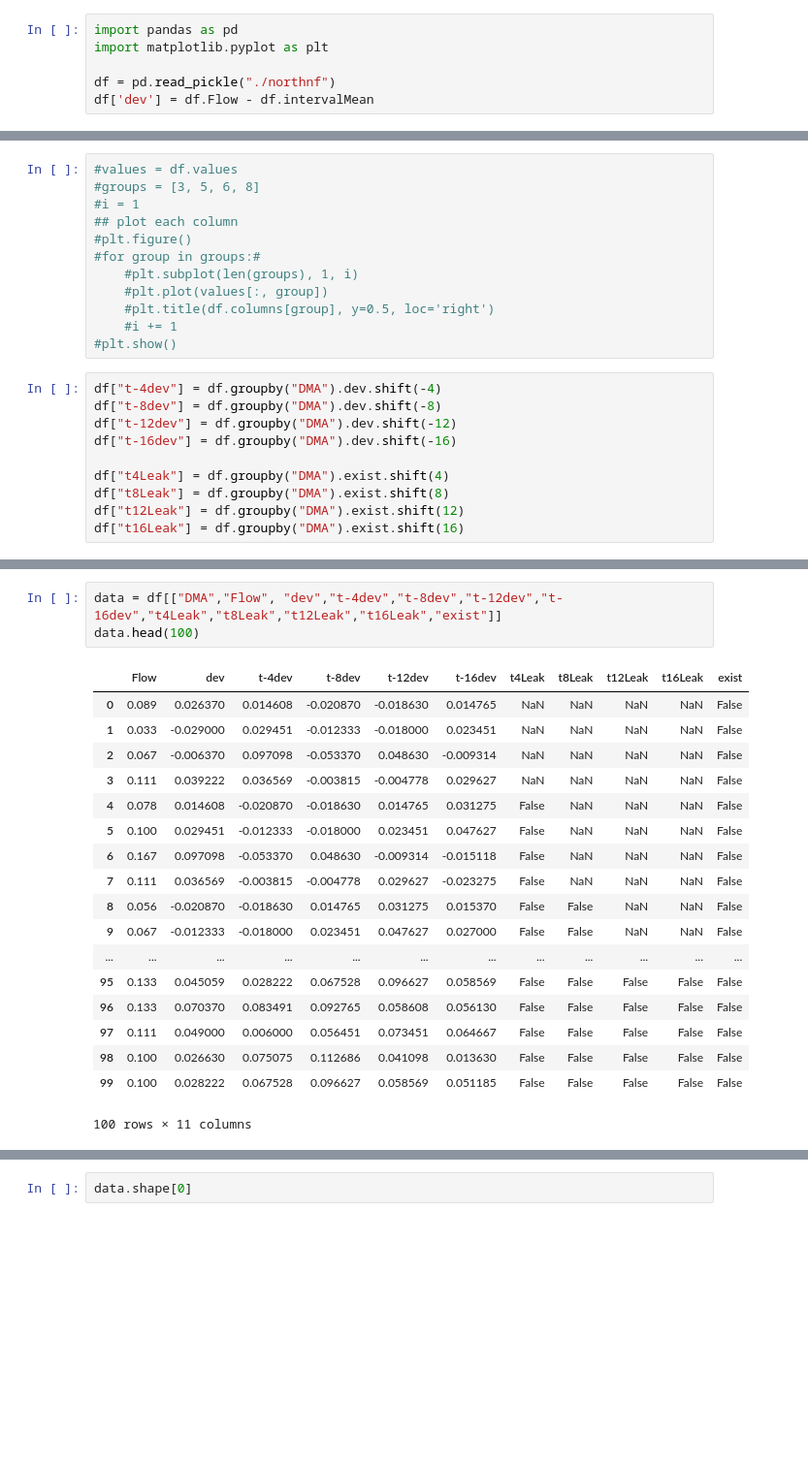
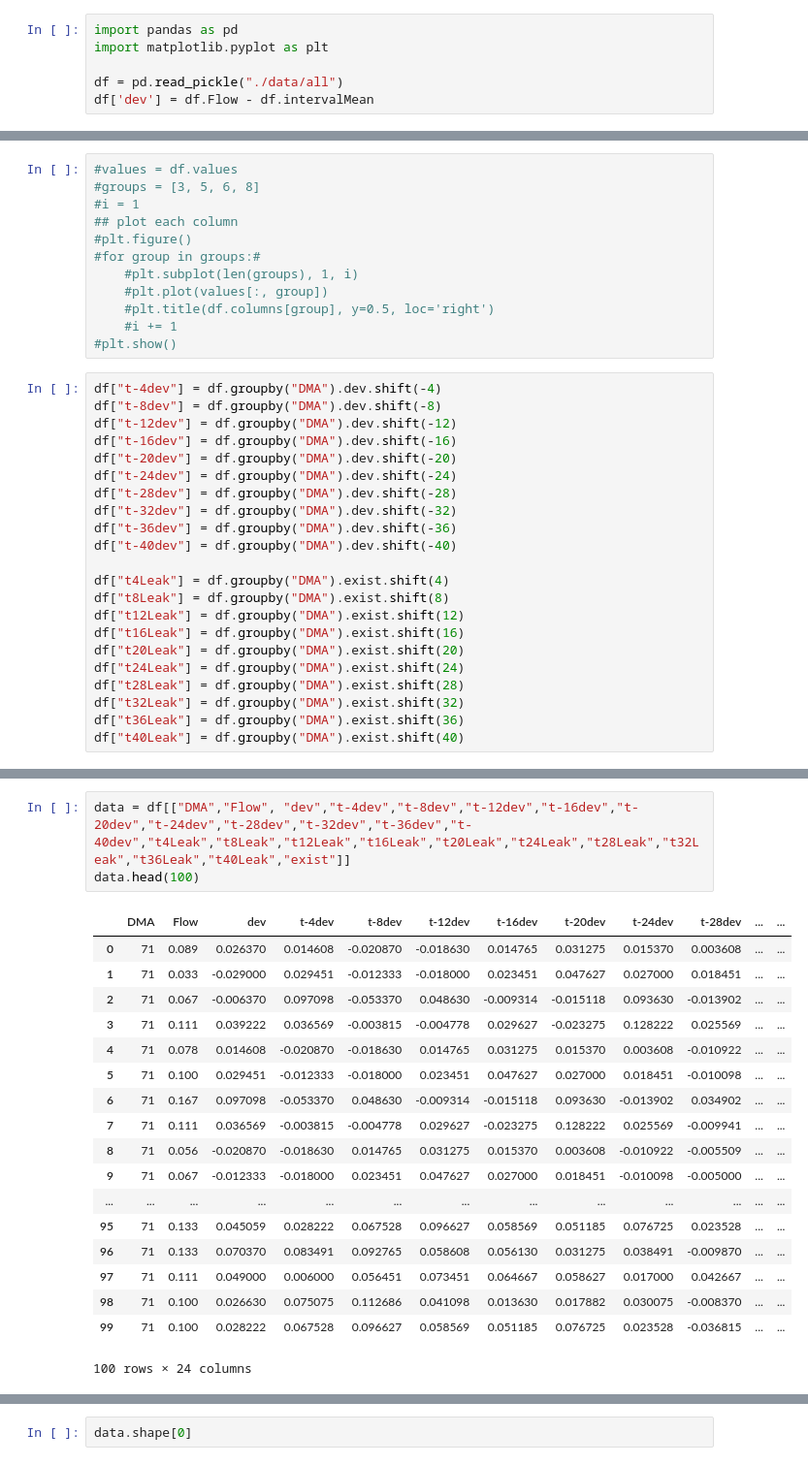
Before and after one commit to dicksonl/yorkshirewaterdatadive, a Jupyter notebook: Model.ipynb, the cells around one changed output, grey strips where cells are left out. Shown at 97% size. Cells and saved outputs as stored; diff of their text form; blank space fills up the shorter version.

```diff
--- a/Model.ipynb
+++ b/Model.ipynb
@@ -2,5 +2,5 @@
 import pandas as pd
 import matplotlib.pyplot as plt
 
-df = pd.read_pickle("./northnf")
+df = pd.read_pickle("./data/all")
 df['dev'] = df.Flow - df.intervalMean
@@ -30,11 +32,23 @@ df["t-4dev"] = df.groupby("DMA").dev.shift(-4)
 df["t-8dev"] = df.groupby("DMA").dev.shift(-8)
 df["t-12dev"] = df.groupby("DMA").dev.shift(-12)
 df["t-16dev"] = df.groupby("DMA").dev.shift(-16)
+df["t-20dev"] = df.groupby("DMA").dev.shift(-20)
+df["t-24dev"] = df.groupby("DMA").dev.shift(-24)
+df["t-28dev"] = df.groupby("DMA").dev.shift(-28)
+df["t-32dev"] = df.groupby("DMA").dev.shift(-32)
+df["t-36dev"] = df.groupby("DMA").dev.shift(-36)
+df["t-40dev"] = df.groupby("DMA").dev.shift(-40)
 
 df["t4Leak"] = df.groupby("DMA").exist.shift(4)
 df["t8Leak"] = df.groupby("DMA").exist.shift(8)
 df["t12Leak"] = df.groupby("DMA").exist.shift(12)
 df["t16Leak"] = df.groupby("DMA").exist.shift(16)
+df["t20Leak"] = df.groupby("DMA").exist.shift(20)
+df["t24Leak"] = df.groupby("DMA").exist.shift(24)
+df["t28Leak"] = df.groupby("DMA").exist.shift(28)
+df["t32Leak"] = df.groupby("DMA").exist.shift(32)
+df["t36Leak"] = df.groupby("DMA").exist.shift(36)
+df["t40Leak"] = df.groupby("DMA").exist.shift(40)
 # %%
 df.head()
 # %% [output]
@@ -47,25 +62,25 @@ df.head()
 # %%
-data = df[["DMA","Flow", "dev","t-4dev","t-8dev","t-12dev","t-16dev","t4Leak","t8Leak","t12Leak","t16Leak","exist"]]
+data = df[["DMA","Flow", "dev","t-4dev","t-8dev","t-12dev","t-16dev","t-20dev","t-24dev","t-28dev","t-32dev","t-36dev","t-40dev","t4Leak","t8Leak","t12Leak","t16Leak","t20Leak","t24Leak","t28Leak","t32Leak","t36Leak","t40Leak","exist"]]
 data.head(100)
 # %% [output]
-|  | Flow | dev | t-4dev | t-8dev | t-12dev | t-16dev | t4Leak | t8Leak | t12Leak | t16Leak | exist |
-| 0 | 0.089 | 0.026370 | 0.014608 | -0.020870 | -0.018630 | 0.014765 | NaN | NaN | NaN | NaN | False |
-| 1 | 0.033 | -0.029000 | 0.029451 | -0.012333 | -0.018000 | 0.023451 | NaN | NaN | NaN | NaN | False |
-| 2 | 0.067 | -0.006370 | 0.097098 | -0.053370 | 0.048630 | -0.009314 | NaN | NaN | NaN | NaN | False |
-| 3 | 0.111 | 0.039222 | 0.036569 | -0.003815 | -0.004778 | 0.029627 | NaN | NaN | NaN | NaN | False |
-| 4 | 0.078 | 0.014608 | -0.020870 | -0.018630 | 0.014765 | 0.031275 | False | NaN | NaN | NaN | False |
-| 5 | 0.100 | 0.029451 | -0.012333 | -0.018000 | 0.023451 | 0.047627 | False | NaN | NaN | NaN | False |
-| 6 | 0.167 | 0.097098 | -0.053370 | 0.048630 | -0.009314 | -0.015118 | False | NaN | NaN | NaN | False |
-| 7 | 0.111 | 0.036569 | -0.003815 | -0.004778 | 0.029627 | -0.023275 | False | NaN | NaN | NaN | False |
-| 8 | 0.056 | -0.020870 | -0.018630 | 0.014765 | 0.031275 | 0.015370 | False | False | NaN | NaN | False |
-| 9 | 0.067 | -0.012333 | -0.018000 | 0.023451 | 0.047627 | 0.027000 | False | False | NaN | NaN | False |
-| ... | ... | ... | ... | ... | ... | ... | ... | ... | ... | ... | ... |
-| 95 | 0.133 | 0.045059 | 0.028222 | 0.067528 | 0.096627 | 0.058569 | False | False | False | False | False |
-| 96 | 0.133 | 0.070370 | 0.083491 | 0.092765 | 0.058608 | 0.056130 | False | False | False | False | False |
-| 97 | 0.111 | 0.049000 | 0.006000 | 0.056451 | 0.073451 | 0.064667 | False | False | False | False | False |
-| 98 | 0.100 | 0.026630 | 0.075075 | 0.112686 | 0.041098 | 0.013630 | False | False | False | False | False |
-| 99 | 0.100 | 0.028222 | 0.067528 | 0.096627 | 0.058569 | 0.051185 | False | False | False | False | False |
+|  | DMA | Flow | dev | t-4dev | t-8dev | t-12dev | t-16dev | t-20dev | t-24dev | t-28dev | ... | ... |
+| 0 | 71 | 0.089 | 0.026370 | 0.014608 | -0.020870 | -0.018630 | 0.014765 | 0.031275 | 0.015370 | 0.003608 | ... | ... |
+| 1 | 71 | 0.033 | -0.029000 | 0.029451 | -0.012333 | -0.018000 | 0.023451 | 0.047627 | 0.027000 | 0.018451 | ... | ... |
+| 2 | 71 | 0.067 | -0.006370 | 0.097098 | -0.053370 | 0.048630 | -0.009314 | -0.015118 | 0.093630 | -0.013902 | ... | ... |
+| 3 | 71 | 0.111 | 0.039222 | 0.036569 | -0.003815 | -0.004778 | 0.029627 | -0.023275 | 0.128222 | 0.025569 | ... | ... |
+| 4 | 71 | 0.078 | 0.014608 | -0.020870 | -0.018630 | 0.014765 | 0.031275 | 0.015370 | 0.003608 | -0.010922 | ... | ... |
+| 5 | 71 | 0.100 | 0.029451 | -0.012333 | -0.018000 | 0.023451 | 0.047627 | 0.027000 | 0.018451 | -0.010098 | ... | ... |
+| 6 | 71 | 0.167 | 0.097098 | -0.053370 | 0.048630 | -0.009314 | -0.015118 | 0.093630 | -0.013902 | 0.034902 | ... | ... |
+| 7 | 71 | 0.111 | 0.036569 | -0.003815 | -0.004778 | 0.029627 | -0.023275 | 0.128222 | 0.025569 | -0.009941 | ... | ... |
+| 8 | 71 | 0.056 | -0.020870 | -0.018630 | 0.014765 | 0.031275 | 0.015370 | 0.003608 | -0.010922 | -0.005509 | ... | ... |
+| 9 | 71 | 0.067 | -0.012333 | -0.018000 | 0.023451 | 0.047627 | 0.027000 | 0.018451 | -0.010098 | -0.005000 | ... | ... |
+| ... | ... | ... | ... | ... | ... | ... | ... | ... | ... | ... | ... | ... |
+| 95 | 71 | 0.133 | 0.045059 | 0.028222 | 0.067528 | 0.096627 | 0.058569 | 0.051185 | 0.076725 | 0.023528 | ... | ... |
+| 96 | 71 | 0.133 | 0.070370 | 0.083491 | 0.092765 | 0.058608 | 0.056130 | 0.031275 | 0.038491 | -0.009870 | ... | ... |
+| 97 | 71 | 0.111 | 0.049000 | 0.006000 | 0.056451 | 0.073451 | 0.064667 | 0.058627 | 0.017000 | 0.042667 | ... | ... |
+| 98 | 71 | 0.100 | 0.026630 | 0.075075 | 0.112686 | 0.041098 | 0.013630 | 0.017882 | 0.030075 | -0.008370 | ... | ... |
+| 99 | 71 | 0.100 | 0.028222 | 0.067528 | 0.096627 | 0.058569 | 0.051185 | 0.076725 | 0.023528 | -0.036815 | ... | ... |
-100 rows × 11 columns
+100 rows × 24 columns
 # %%
 data.isnull().sum()
 # %% [output]
```
Also changed, not shown: parts of 10 cells of this notebook, 9 other files.
